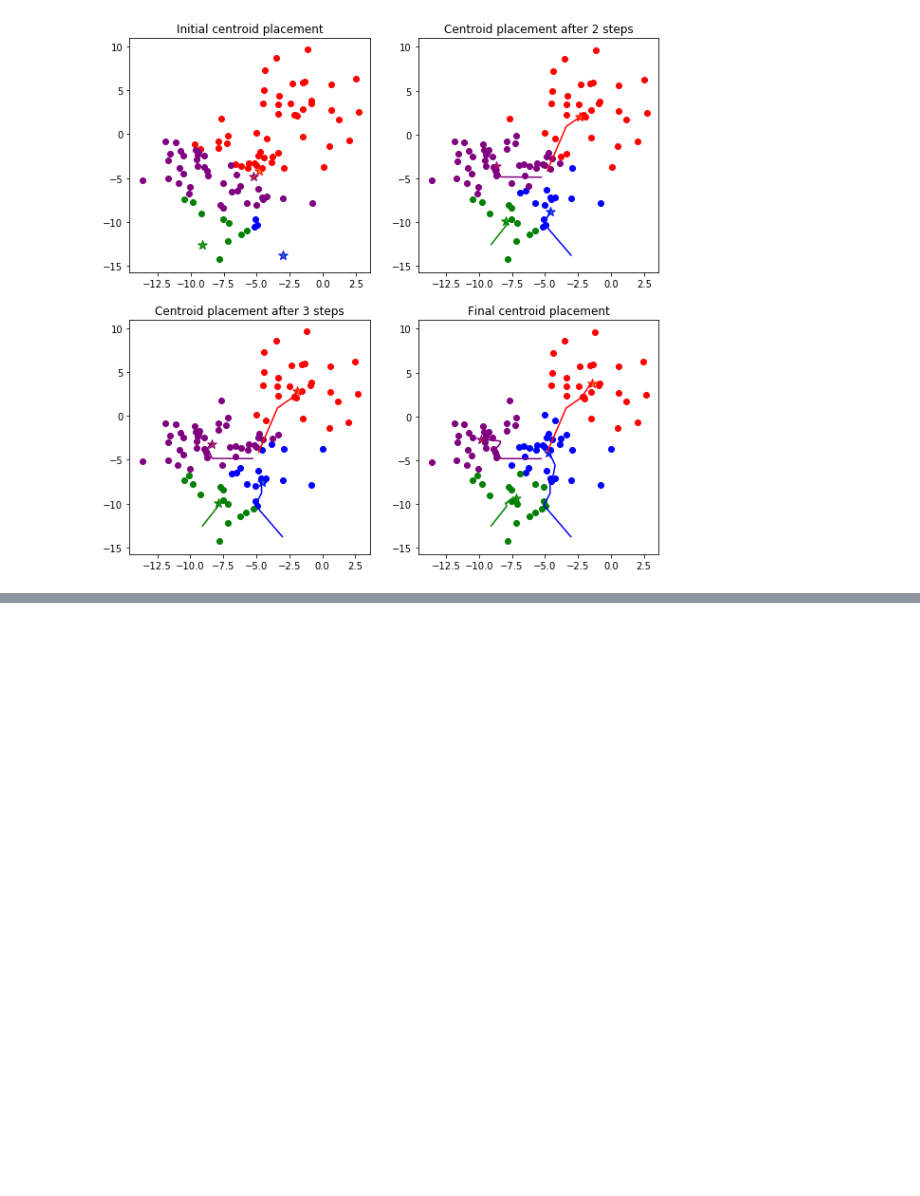
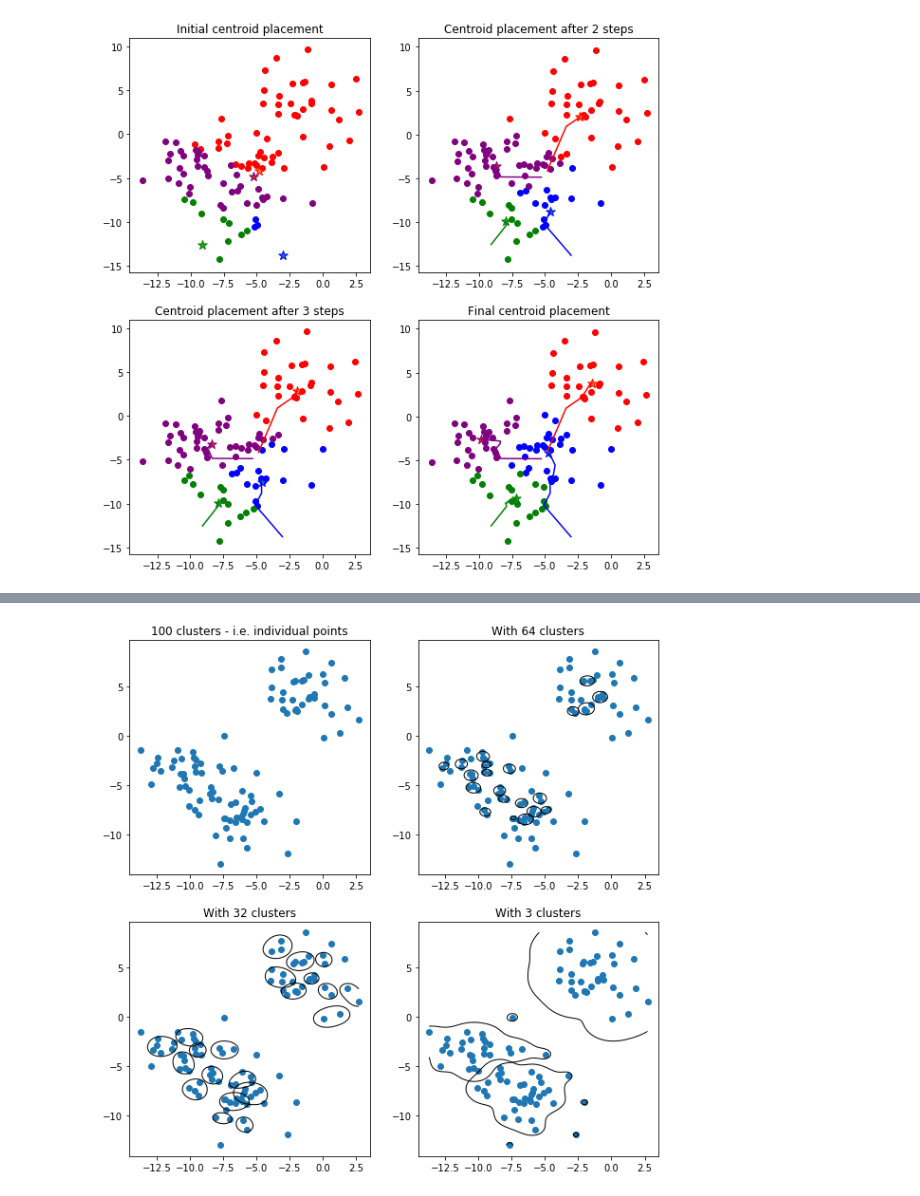
Before and after one commit to max-miller/ds_ground_up, a Jupyter notebook: unsupervised_learning/k_means.ipynb, the cells around one changed output, grey strips where cells are left out. Drawn from its saved outputs; the diff is of its cells as text; code cells hidden in the pictures; blank space fills up the shorter version.

```diff
--- a/unsupervised_learning/k_means.ipynb
+++ b/unsupervised_learning/k_means.ipynb
@@ -197,0 +273,43 @@ k_means_visuals(X_2,4,10)
+# %%
+def graph_agglomerative_clusters(X,clusters,ax):
+    ax.scatter(X[:,0],X[:,1])
+    x_min = min(X[:,0])
+    x_max = max(X[:,0])
+    y_min = min(X[:,1])
+    y_max = max(X[:,1])
+    xx, yy = np.meshgrid(np.linspace(x_min, x_max, 100), np.linspace(y_min, y_max, 100))
+    gridpoints = np.c_[xx.ravel().reshape(-1, 1), yy.ravel().reshape(-1, 1)]
+
+    for cluster in set(clusters):
+        if len(X[clusters==cluster])>1:
+            points = X[clusters==cluster]
+            other_points = X[clusters!=cluster]
+
+            kde = KernelDensity(bandwidth=.8).fit(points)
+            scores = kde.score_samples(gridpoints)
+            score_inside = np.min(kde.score_samples(points))
+            score_outside = np.max(kde.score_samples(other_points))
+            levels = .8 * score_inside + .2 * score_outside
+            ax.contour(xx, yy, scores.reshape(100, 100), levels=[levels],
+                        colors='k', linestyles='solid', linewidths=1)
+# %%
+def graph_whole_agg_process(X,n_clusters):
+    stops = [0,(2*(len(X)-n_clusters))//3,(len(X)-n_clusters)//3,n_clusters]
+
+    fig, axes = plt.subplots(figsize=(10,10),nrows = 2, ncols=2)
+
+    for n in range(0,4):
+        row = n//2
+        column = (n)%2
+        ax = axes[row][column]
+        if n==0:
+            ax.scatter(X[:,0],X[:,1])
+            ax.set_title(f'{len(X)} clusters - i.e. individual points')
+        else:
+            clusters = agglomerative_clustering(X,stops[n])
+            graph_agglomerative_clusters(X,clusters,ax)
+            ax.set_title(f'With {stops[n]} clusters')
+# %%
+graph_whole_agg_process(X,3)
+# %% [output]
+[figure, added]
```
Also changed, not shown: parts of 11 cells of this notebook.
